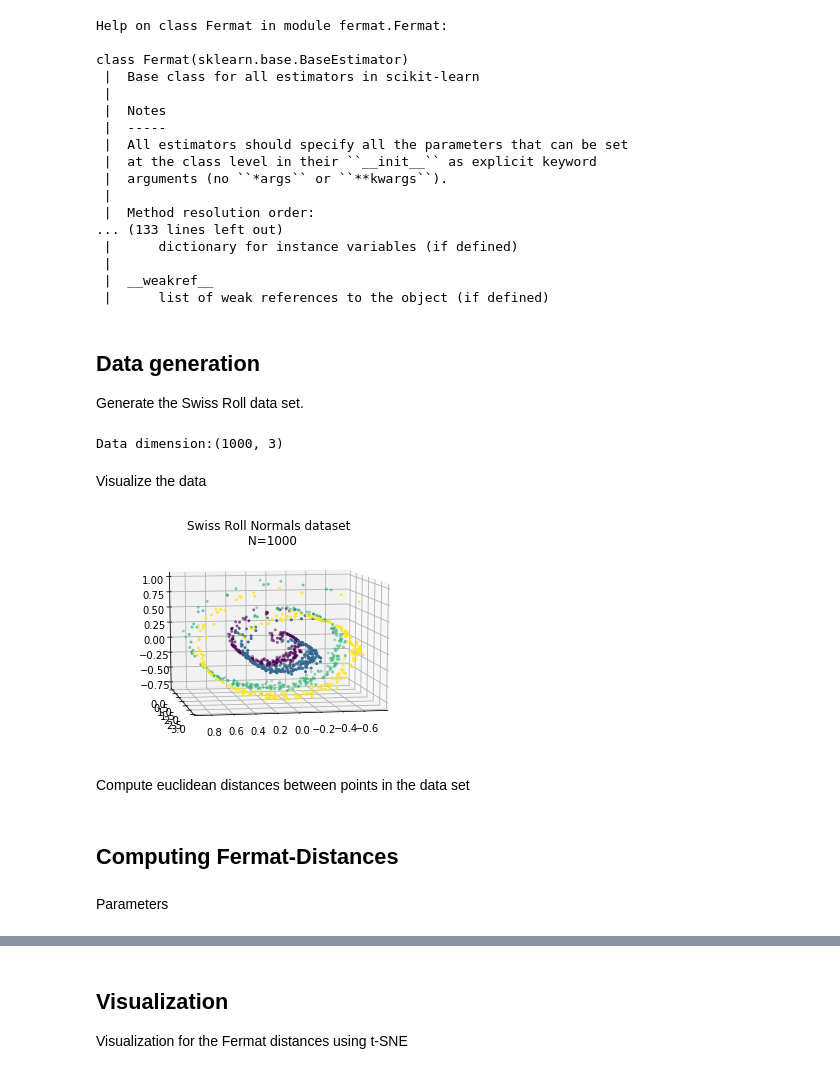
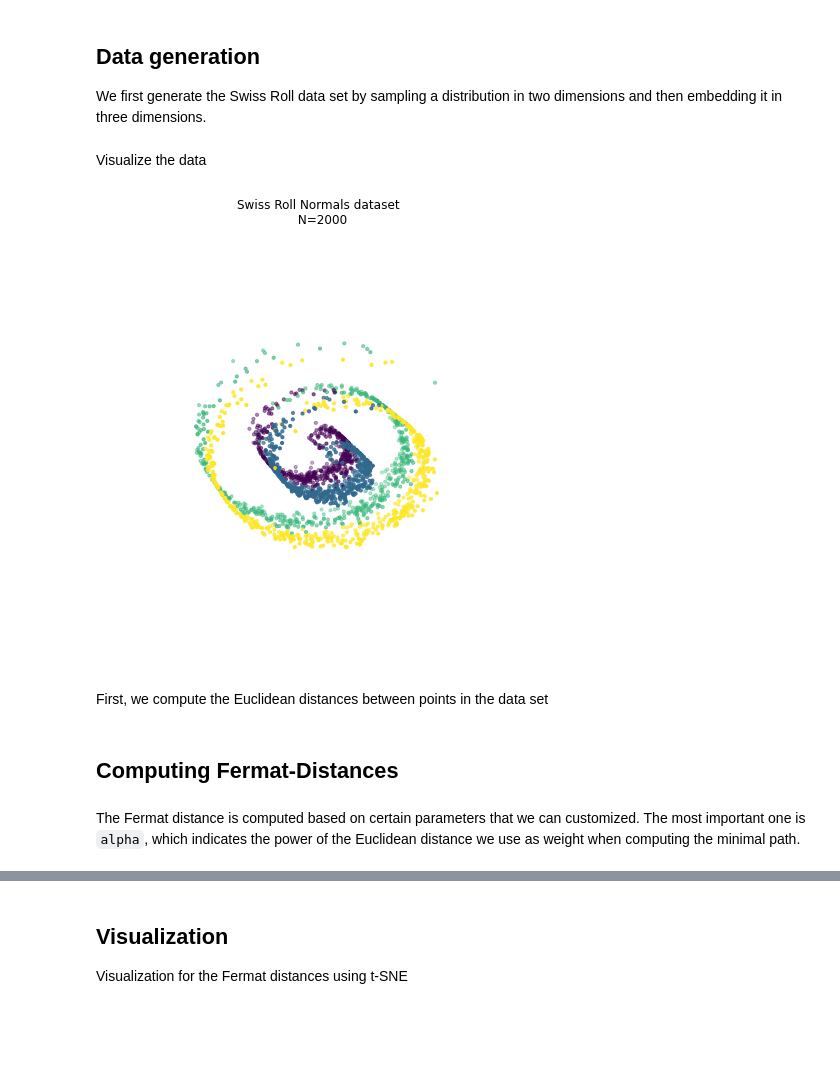
Before and after one commit to ferraris-laure/fermat, a Jupyter notebook: examples/Fermat_quick_start.ipynb, the cells around one changed output, grey strips where cells are left out. Saved outputs shown, nothing was run; the diff lists cells and outputs as text; code cells hidden in the pictures; blank space fills up the shorter version.

Commit message:
Added more comments and comparsion between approximation and exact method

```diff
--- a/examples/Fermat_quick_start.ipynb
+++ b/examples/Fermat_quick_start.ipynb
@@ -25,50 +21,55 @@ sys.path.append(os.path.dirname(get_ipython().starting_dir))
 # %%
 from fermat import Fermat
-# %%
-help(Fermat)
-# %% [output]
-Help on class Fermat in module fermat.Fermat:
-
-class Fermat(sklearn.base.BaseEstimator)
- |  Base class for all estimators in scikit-learn
- |
- |  Notes
- |  -----
- |  All estimators should specify all the parameters that can be set
- |  at the class level in their ``__init__`` as explicit keyword
- |  arguments (no ``*args`` or ``**kwargs``).
- |
- |  Method resolution order:
-... (133 lines left out)
- |      dictionary for instance variables (if defined)
- |
- |  __weakref__
- |      list of weak references to the object (if defined)
 # %% [markdown]
 ## Data generation
 
-Generate the Swiss Roll data set.
+We first generate the Swiss Roll data set by sampling a distribution in two dimensions and then embedding it in three dimensions.
+# %%
+oscilations = 15
+a = 3
+n = 500
+
+mean1 = [0.3, 0.3]
+mean2 = [0.3, 0.7]
+mean3 = [0.7, 0.3]
+mean4 = [0.7, 0.7]
+cov = [[0.01, 0], [0, 0.01]]
+
+x1 = np.random.multivariate_normal(mean1, cov, n)
+x2 = np.random.multivariate_normal(mean2, cov, n)
+x3 = np.random.multivariate_normal(mean3, cov, n)
+x4 = np.random.multivariate_normal(mean4, cov, n)
+xx = np.concatenate((x1, x2, x3, x4), axis=0)
+
+labels = [0] * n + [1] * n + [2] * n + [3] * n
+
+X = np.zeros((xx.shape[0], 3))
+
+for i in range(X.shape[0]):
+    x, y = xx[i, 0], xx[i, 1]
+    X[i, 0] = x * np.cos(oscilations * x)
+    X[i, 1] = a * y
+    X[i, 2] = x * np.sin(oscilations * x)
 # %%
-data, labels = generate_swiss_roll(oscilations = 15, a = 3, n = 250)
-print('Data dimension:{}'.format(data.shape))
+#X, labels = generate_swiss_roll(oscilations = 15, a = 3, n = 250)
+#print('Data dimension:{}'.format(data.shape))
-# %% [output]
-Data dimension:(1000, 3)
 # %% [markdown]
 
 Visualize the data
 # %%
 from mpl_toolkits.mplot3d import Axes3D
 
-fig = plt.figure()
+fig = plt.figure(figsize=(8, 8))
 
 ax = fig.add_subplot(111, projection='3d')
 ax.view_init(10, 80)
-ax.scatter(xs=data[:,0], ys=data[:,1], zs=data[:,2], c=labels, s=4)
-plt.title('Swiss Roll Normals dataset \n N=%s'%(data.shape[0]))
+ax.set_axis_off()
+ax.scatter(xs=X[:,0], ys=X[:,1], zs=X[:,2], c=labels, s=10)
+plt.title('Swiss Roll Normals dataset \n N=%s'%(X.shape[0]))
 
 plt.show()
 # %% [output]
-[figure, old version]
+[figure, new version]
 # %% [markdown]
-Compute euclidean distances between points in the data set
+First, we compute the Euclidean distances between points in the data set
 # %%
@@ -76,6 +77,6 @@ distances = distance_matrix(data,data)
 # %% [markdown]
 ## Computing Fermat-Distances
-# %% [markdown]
-Parameters
+# %% [markdown]
+The Fermat distance is computed based on certain parameters that we can customized. The most important one is `alpha`, which indicates the power of the Euclidean distance we use as weight when computing the minimal path.
 # %%
 alpha = 3
```
Also changed, not shown: parts of 23 cells of this notebook.
